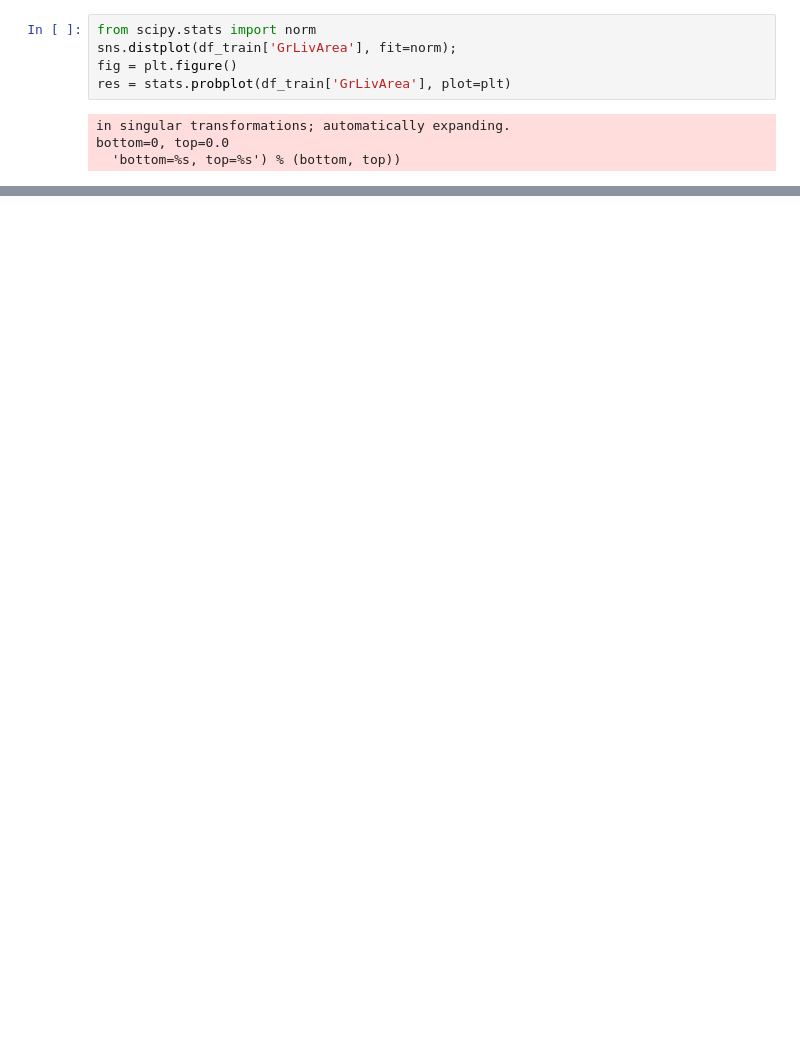
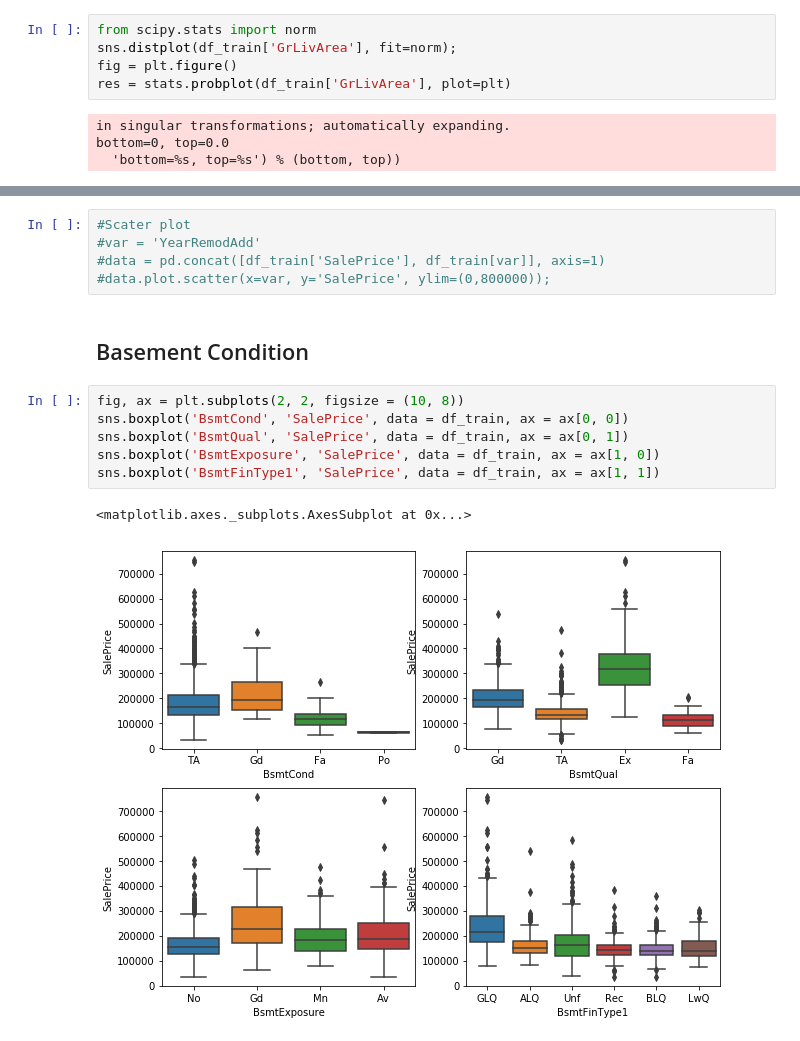
Before and after one commit to HDilrukshi/Trial-1, a Jupyter notebook: Dilrukshi/HousePrice.ipynb, the cells around one changed output, grey strips where cells are left out. Cells and saved outputs as stored; diff of their text form; blank space fills up the shorter version.

```diff
--- a/Dilrukshi/HousePrice.ipynb
+++ b/Dilrukshi/HousePrice.ipynb
@@ -85,0 +115,16 @@ bottom=0, top=0.0
+# %%
+#Scater plot
+#var = 'YearRemodAdd'
+#data = pd.concat([df_train['SalePrice'], df_train[var]], axis=1)
+#data.plot.scatter(x=var, y='SalePrice', ylim=(0,800000));
+# %% [markdown]
+## Basement Condition
+# %%
+fig, ax = plt.subplots(2, 2, figsize = (10, 8))
+sns.boxplot('BsmtCond', 'SalePrice', data = df_train, ax = ax[0, 0])
+sns.boxplot('BsmtQual', 'SalePrice', data = df_train, ax = ax[0, 1])
+sns.boxplot('BsmtExposure', 'SalePrice', data = df_train, ax = ax[1, 0])
+sns.boxplot('BsmtFinType1', 'SalePrice', data = df_train, ax = ax[1, 1])
+# %% [output]
+<matplotlib.axes._subplots.AxesSubplot at 0x...>
+[figure, added]
```
Also changed, not shown: parts of 15 cells of this notebook.
